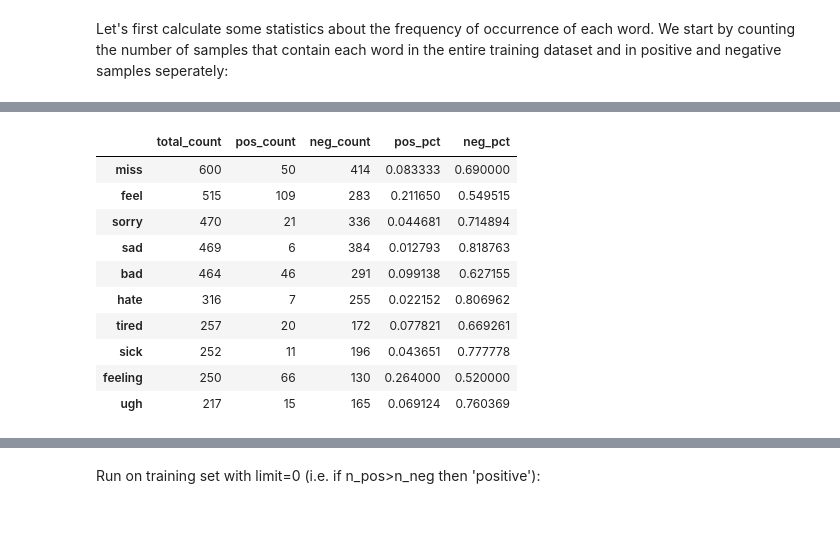
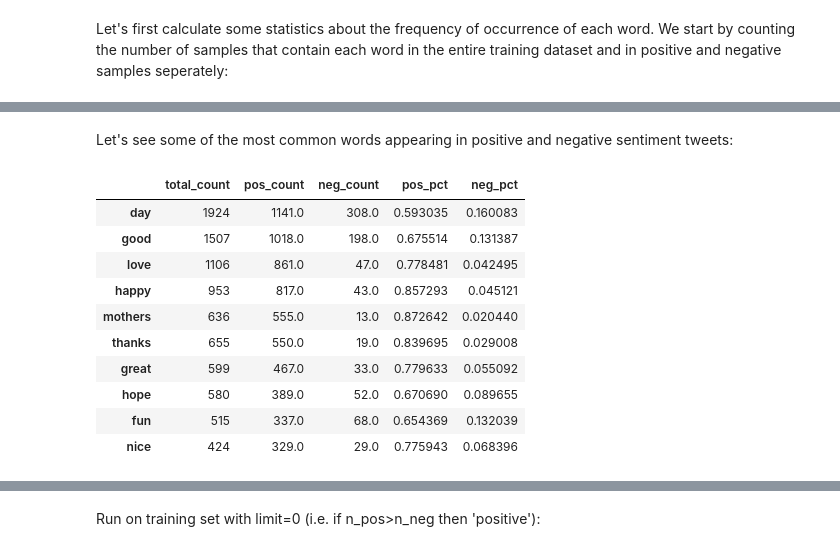
Before and after one commit to alexkapele/tweet_sentiment, a Jupyter notebook: sentiment_analysis.ipynb, the cells around one changed output, grey strips where cells are left out. Cells and saved outputs as stored; diff of their text form; code cells hidden in the pictures; blank space fills up the shorter version.

```diff
--- a/sentiment_analysis.ipynb
+++ b/sentiment_analysis.ipynb
@@ -164,3 +172,0 @@ train_df_norm['sentiment'] = train.sentiment
-# %%
-positive_freq = train_df_norm[train_df_norm.sentiment == 'positive'].iloc[:,:-1].astype(bool).sum(axis=0).sort_values(ascending=False)
-negative_freq = train_df_norm[train_df_norm.sentiment == 'negative'].iloc[:,:-1].astype(bool).sum(axis=0).sort_values(ascending=False)
@@ -237,14 +172,0 @@ Top words associated with negative sentiment:
-# %%
-words_stats_reduced[words_stats_reduced.pos_pct<words_stats_reduced.neg_pct].head(10)
-# %% [output]
-|  | total_count | pos_count | neg_count | pos_pct | neg_pct |
-| miss | 600 | 50 | 414 | 0.083333 | 0.690000 |
-| feel | 515 | 109 | 283 | 0.211650 | 0.549515 |
-| sorry | 470 | 21 | 336 | 0.044681 | 0.714894 |
-| sad | 469 | 6 | 384 | 0.012793 | 0.818763 |
-| bad | 464 | 46 | 291 | 0.099138 | 0.627155 |
-| hate | 316 | 7 | 255 | 0.022152 | 0.806962 |
-| tired | 257 | 20 | 172 | 0.077821 | 0.669261 |
-| sick | 252 | 11 | 196 | 0.043651 | 0.777778 |
-| feeling | 250 | 66 | 130 | 0.264000 | 0.520000 |
-| ugh | 217 | 15 | 165 | 0.069124 | 0.760369 |
@@ -253,0 +173,28 @@ neg_words = words_stats_reduced[words_stats_reduced.pos_pct<words_stats_reduced.
+# %%
+def get_word_stats(matrix, labels, thres_pct=0.5):
+    #thres_pct: minimum percentage of occurence in a particular class for word to be retained
+
+    #Count total occurences of each word
+    total_freq = matrix.astype(bool).sum(axis=0).sort_values(ascending=False)
+
+    #Count occurences of each word in positive and negative sentiment samples
+    matrix['sentiment'] = labels    #add label column to word_matrix
+    positive_freq = matrix[matrix.sentiment == 'positive'].iloc[:,:-1].astype(bool).sum(axis=0).sort_values(ascending=False)
+    negative_freq = matrix[matrix.sentiment == 'negative'].iloc[:,:-1].astype(bool).sum(axis=0).sort_values(ascending=False)
+
+    #Concatenate frequency counts into a single dataframe
+    words_stats = pd.concat([total_freq, positive_freq.reindex(total_freq.index), negative_freq.reindex(total_freq.index)], axis=1)
+    words_stats = words_stats.rename(columns={0: 'total_count', 1: 'pos_count', 2: 'neg_count'})
+
+    #Calculate percentage of phrases that contain each word that have pos or neg sentiment
+    words_stats['pos_pct'] = words_stats['pos_count']/words_stats['total_count']
+    words_stats['neg_pct'] = words_stats['neg_count']/words_stats['total_count']
+
+    #Remove words that do not have a particular class (pos or neg) mainly associated with them
+    words_stats_reduced = words_stats[(words_stats.pos_pct>=thres_pct)|(words_stats.neg_pct>=thres_pct)]
+
+    #Store words that appear frequently in positive or negative tweets
+    pos_words = words_stats_reduced[words_stats_reduced.pos_pct>words_stats_reduced.neg_pct].index.values
+    neg_words = words_stats_reduced[words_stats_reduced.pos_pct<words_stats_reduced.neg_pct].index.values
+
+    return words_stats_reduced, pos_words, neg_words
@@ -253,0 +203,16 @@ neg_words = words_stats_reduced[words_stats_reduced.pos_pct<words_stats_reduced.
+# %% [markdown]
+Let's see some of the most common words appearing in positive and negative sentiment tweets:
+# %%
+word_stats[word_stats.pos_pct>word_stats.neg_pct].sort_values('pos_count',ascending=False).head(10)
+# %% [output]
+|  | total_count | pos_count | neg_count | pos_pct | neg_pct |
+| day | 1924 | 1141.0 | 308.0 | 0.593035 | 0.160083 |
+| good | 1507 | 1018.0 | 198.0 | 0.675514 | 0.131387 |
+| love | 1106 | 861.0 | 47.0 | 0.778481 | 0.042495 |
+| happy | 953 | 817.0 | 43.0 | 0.857293 | 0.045121 |
+| mothers | 636 | 555.0 | 13.0 | 0.872642 | 0.020440 |
+| thanks | 655 | 550.0 | 19.0 | 0.839695 | 0.029008 |
+| great | 599 | 467.0 | 33.0 | 0.779633 | 0.055092 |
+| hope | 580 | 389.0 | 52.0 | 0.670690 | 0.089655 |
+| fun | 515 | 337.0 | 68.0 | 0.654369 | 0.132039 |
+| nice | 424 | 329.0 | 29.0 | 0.775943 | 0.068396 |
```
Also changed, not shown: parts of 56 cells of this notebook.
